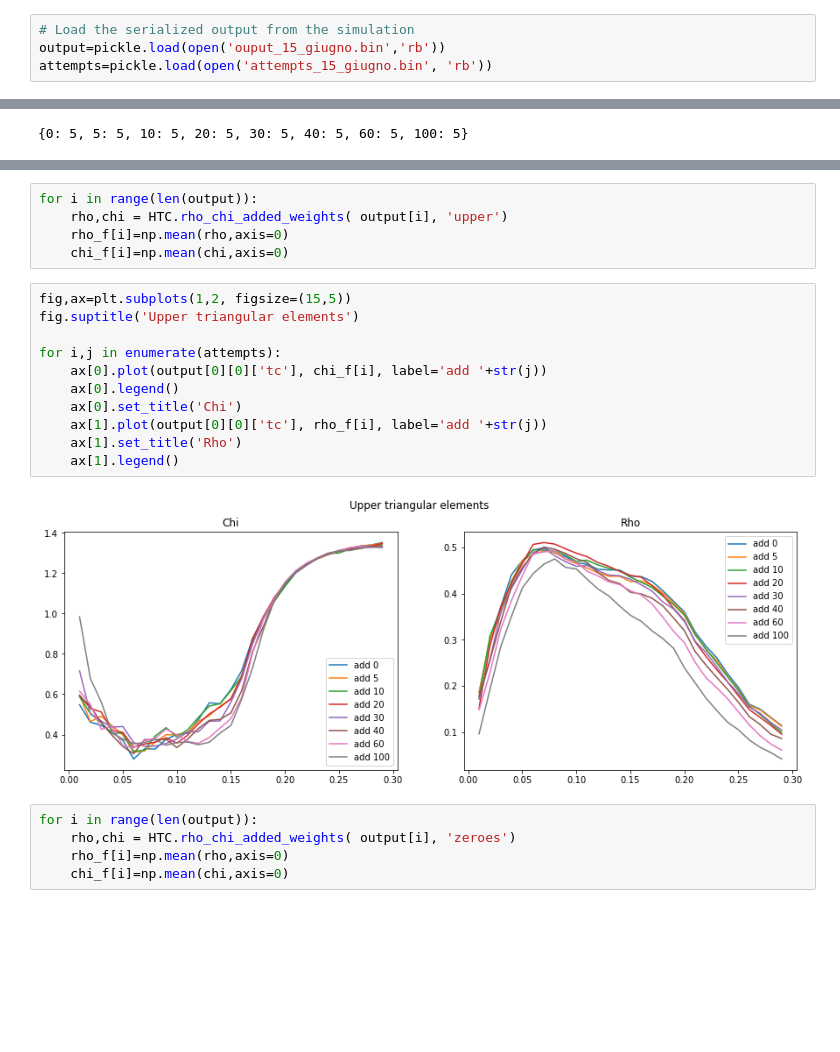
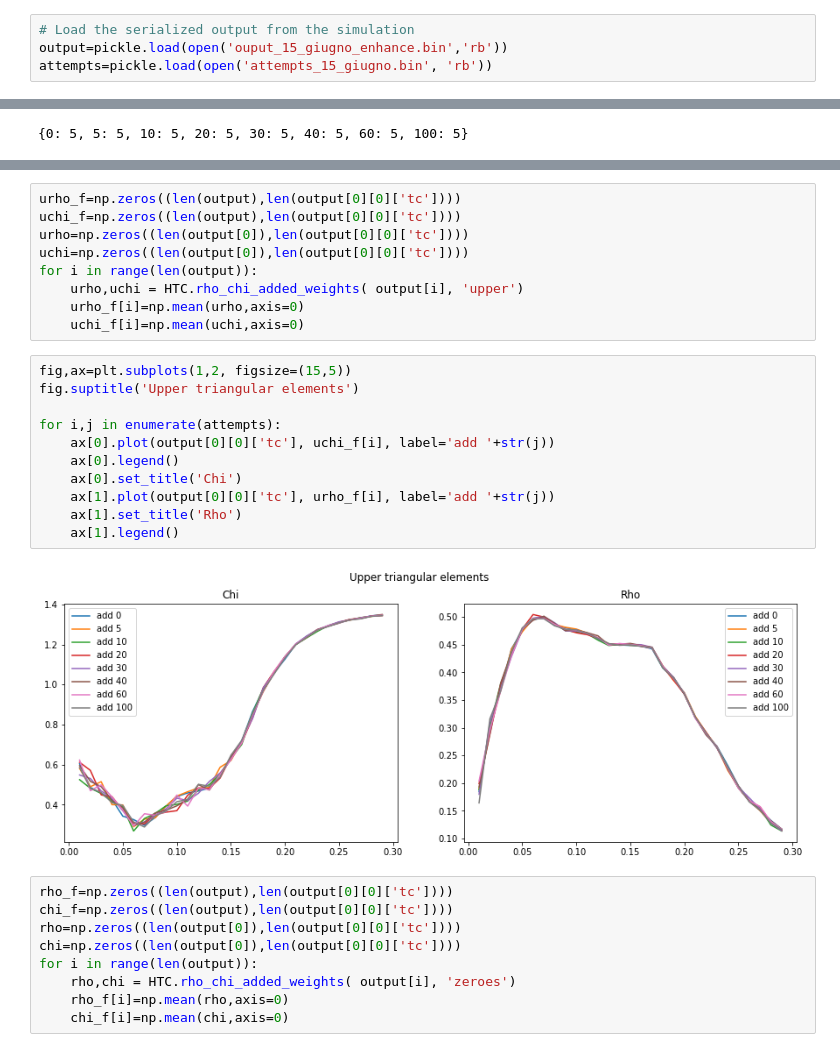
Before and after one commit to tommaso-bertola/TesiTriennale, a Jupyter notebook: Code/Analysis On Complete Simulation.ipynb, the cells around one changed output, grey strips where cells are left out. Saved outputs shown, nothing was run; the diff lists cells and outputs as text; blank space fills up the shorter version.

```diff
--- a/Code/Analysis On Complete Simulation.ipynb
+++ b/Code/Analysis On Complete Simulation.ipynb
@@ -5,7 +5,7 @@ import matplotlib.pyplot as plt
 import HTC
 # %%
 # Load the serialized output from the simulation
-output=pickle.load(open('ouput_15_giugno.bin','rb'))
+output=pickle.load(open('ouput_15_giugno_enhance.bin','rb'))
 attempts=pickle.load(open('attempts_15_giugno.bin', 'rb'))
 # %%
 n_attempts=len(attempts)
@@ -80,22 +82,30 @@ for i,j in enumerate(attempts):
 # %%
+urho_f=np.zeros((len(output),len(output[0][0]['tc'])))
+uchi_f=np.zeros((len(output),len(output[0][0]['tc'])))
+urho=np.zeros((len(output[0]),len(output[0][0]['tc'])))
+uchi=np.zeros((len(output[0]),len(output[0][0]['tc'])))
 for i in range(len(output)):
-    rho,chi = HTC.rho_chi_added_weights( output[i], 'upper')
-    rho_f[i]=np.mean(rho,axis=0)
-    chi_f[i]=np.mean(chi,axis=0)
+    urho,uchi = HTC.rho_chi_added_weights( output[i], 'upper')
+    urho_f[i]=np.mean(urho,axis=0)
+    uchi_f[i]=np.mean(uchi,axis=0)
 # %%
 fig,ax=plt.subplots(1,2, figsize=(15,5))
 fig.suptitle('Upper triangular elements')
 
 for i,j in enumerate(attempts):
-    ax[0].plot(output[0][0]['tc'], chi_f[i], label='add '+str(j))
+    ax[0].plot(output[0][0]['tc'], uchi_f[i], label='add '+str(j))
     ax[0].legend()
     ax[0].set_title('Chi')
-    ax[1].plot(output[0][0]['tc'], rho_f[i], label='add '+str(j))
+    ax[1].plot(output[0][0]['tc'], urho_f[i], label='add '+str(j))
     ax[1].set_title('Rho')
     ax[1].legend()
 # %% [output]
-[figure, old version]
+[figure, new version]
 # %%
+rho_f=np.zeros((len(output),len(output[0][0]['tc'])))
+chi_f=np.zeros((len(output),len(output[0][0]['tc'])))
+rho=np.zeros((len(output[0]),len(output[0][0]['tc'])))
+chi=np.zeros((len(output[0]),len(output[0][0]['tc'])))
 for i in range(len(output)):
     rho,chi = HTC.rho_chi_added_weights( output[i], 'zeroes')
     rho_f[i]=np.mean(rho,axis=0)
```
Also changed, not shown: parts of 5 cells of this notebook, 5 other files.
